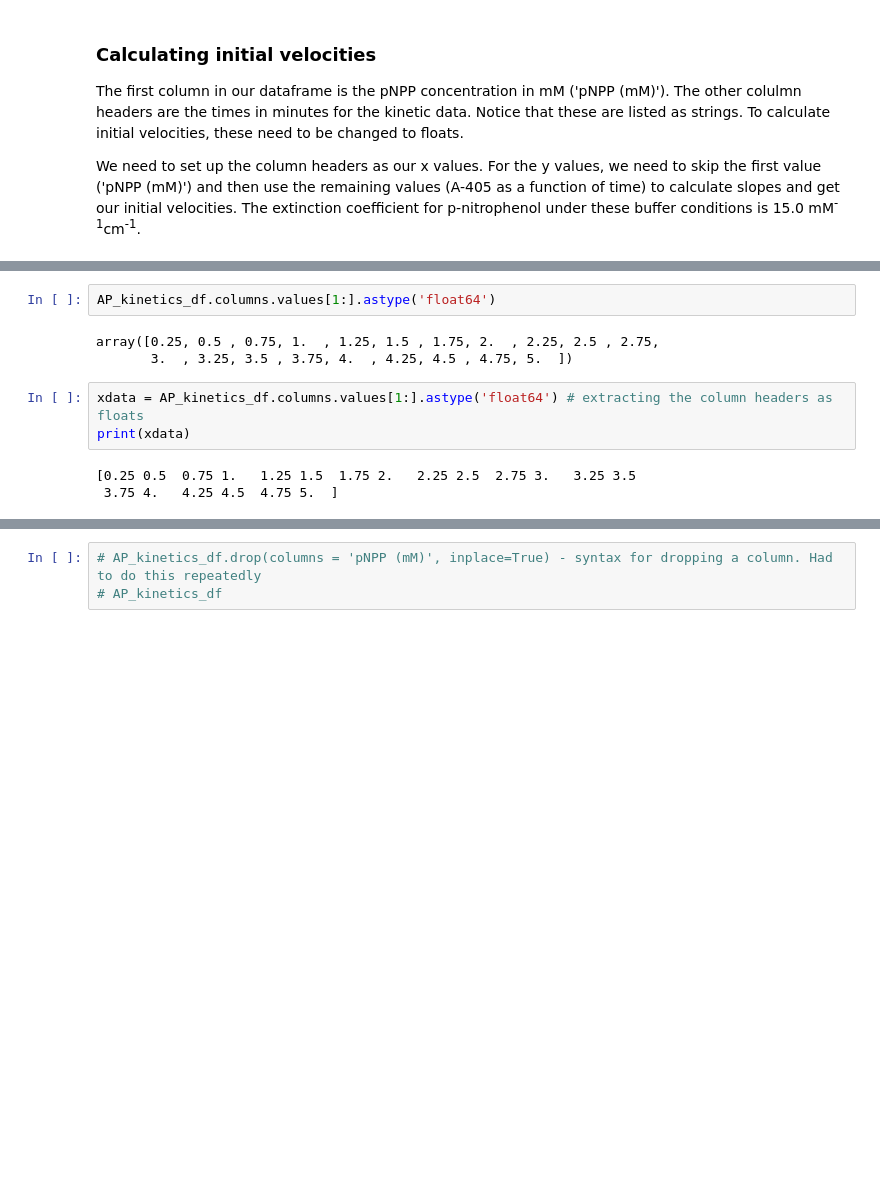
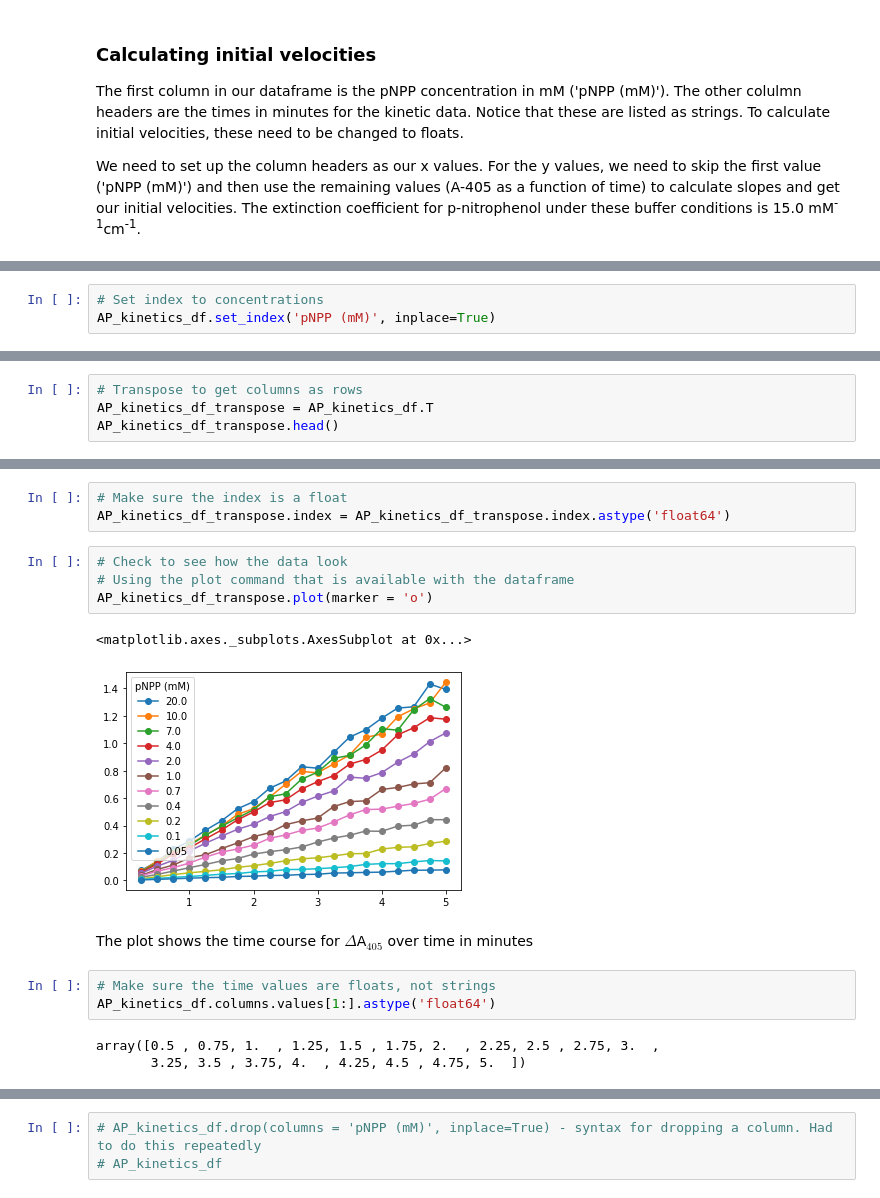
Before and after one commit to MolSSI-Education/python-scripting-biochemistry, a Jupyter notebook: biochemist-python/chapters/Nonlinear Curve Fitting Part 1.ipynb, the cells around one changed output, grey strips where cells are left out. Drawn from its saved outputs; the diff is of its cells as text; blank space fills up the shorter version.

Commit message:
used transpose to simplify calculations

```diff
--- a/biochemist-python/chapters/Nonlinear Curve Fitting Part 1.ipynb
+++ b/biochemist-python/chapters/Nonlinear Curve Fitting Part 1.ipynb
@@ -100,0 +94,3 @@ We need to set up the column headers as our x values. For the y values, we need
+# %%
+# Set index to concentrations
+AP_kinetics_df.set_index('pNPP (mM)', inplace=True)
@@ -100,0 +107,4 @@ We need to set up the column headers as our x values. For the y values, we need
+# %%
+# Transpose to get columns as rows
+AP_kinetics_df_transpose = AP_kinetics_df.T
+AP_kinetics_df_transpose.head()
@@ -101,11 +127,18 @@ We need to set up the column headers as our x values. For the y values, we need
+# %%
+# Make sure the index is a float
+AP_kinetics_df_transpose.index = AP_kinetics_df_transpose.index.astype('float64')
+# %%
+# Check to see how the data look
+# Using the plot command that is available with the dataframe
+AP_kinetics_df_transpose.plot(marker = 'o')
+# %% [output]
+<matplotlib.axes._subplots.AxesSubplot at 0x...>
+[figure, added]
+# %% [markdown]
+The plot shows the time course for $\Delta$A$_{405}$ over time in minutes
 # %%
+# Make sure the time values are floats, not strings
 AP_kinetics_df.columns.values[1:].astype('float64')
 # %% [output]
-array([0.25, 0.5 , 0.75, 1.  , 1.25, 1.5 , 1.75, 2.  , 2.25, 2.5 , 2.75,
-       3.  , 3.25, 3.5 , 3.75, 4.  , 4.25, 4.5 , 4.75, 5.  ])
+array([0.5 , 0.75, 1.  , 1.25, 1.5 , 1.75, 2.  , 2.25, 2.5 , 2.75, 3.  ,
+       3.25, 3.5 , 3.75, 4.  , 4.25, 4.5 , 4.75, 5.  ])
-# %%
-xdata = AP_kinetics_df.columns.values[1:].astype('float64') # extracting the column headers as floats
-print(xdata)
-# %% [output]
-[0.25 0.5  0.75 1.   1.25 1.5  1.75 2.   2.25 2.5  2.75 3.   3.25 3.5
- 3.75 4.   4.25 4.5  4.75 5.  ]
```
Also changed, not shown: parts of 14 cells of this notebook.
